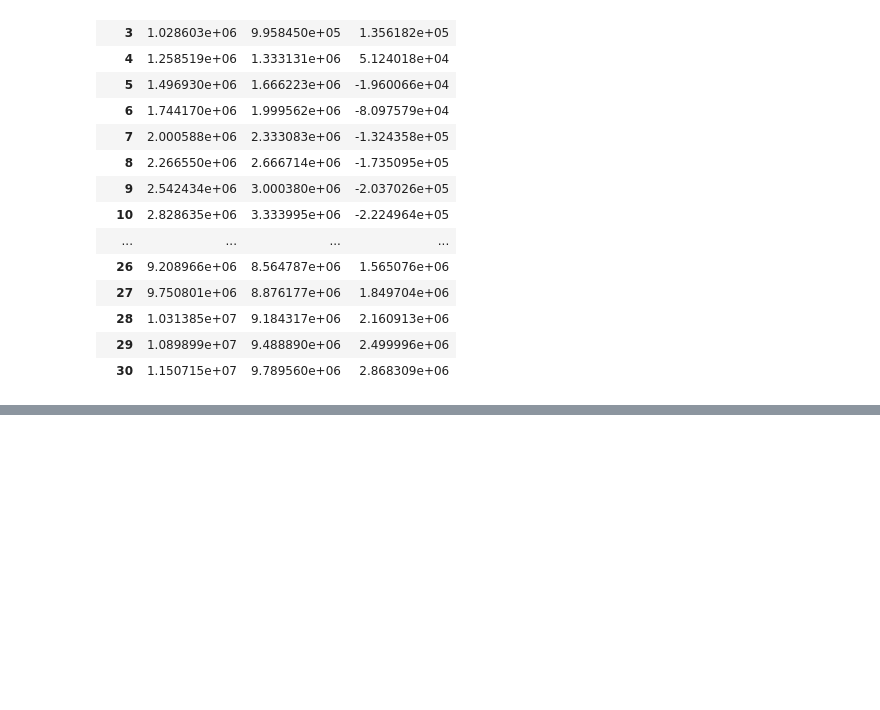
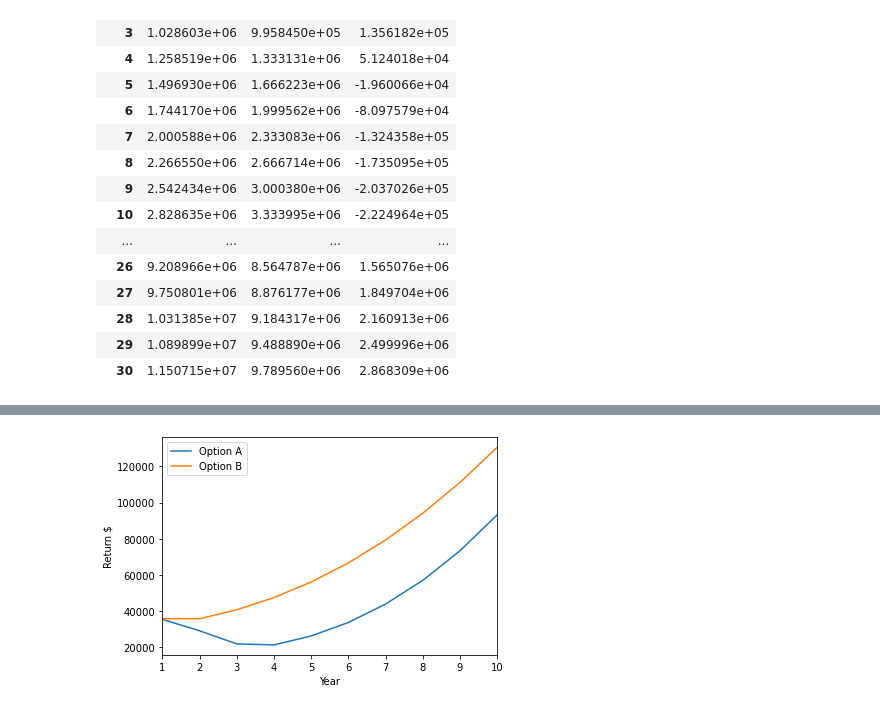
Before and after one commit to stumals/Loanpy, a Jupyter notebook: demo.ipynb, the cells around one changed output, grey strips where cells are left out. Cells and saved outputs as stored; diff of their text form; code cells hidden in the pictures; blank space fills up the shorter version.

```diff
--- a/demo.ipynb
+++ b/demo.ipynb
@@ -111,0 +112,7 @@ ValueError: The number of FixedLocator locations (1), usually from a call to set
+# %%
+a = lp.Loan(400000, .055, 30, down_pmt=.1)
+b = lp.Loan(400000, .047, 15, down_pmt=.1)
+df_buy_a, df_buy_b, df_buy_ya, df_buy_yb = lp.buy_vs_buy(a, b)
+lp.plot_comparison(df_buy_ya, df_buy_yb)
+# %% [output]
+[figure, added]
```
Also changed, not shown: parts of 6 cells of this notebook, 2 other files.
